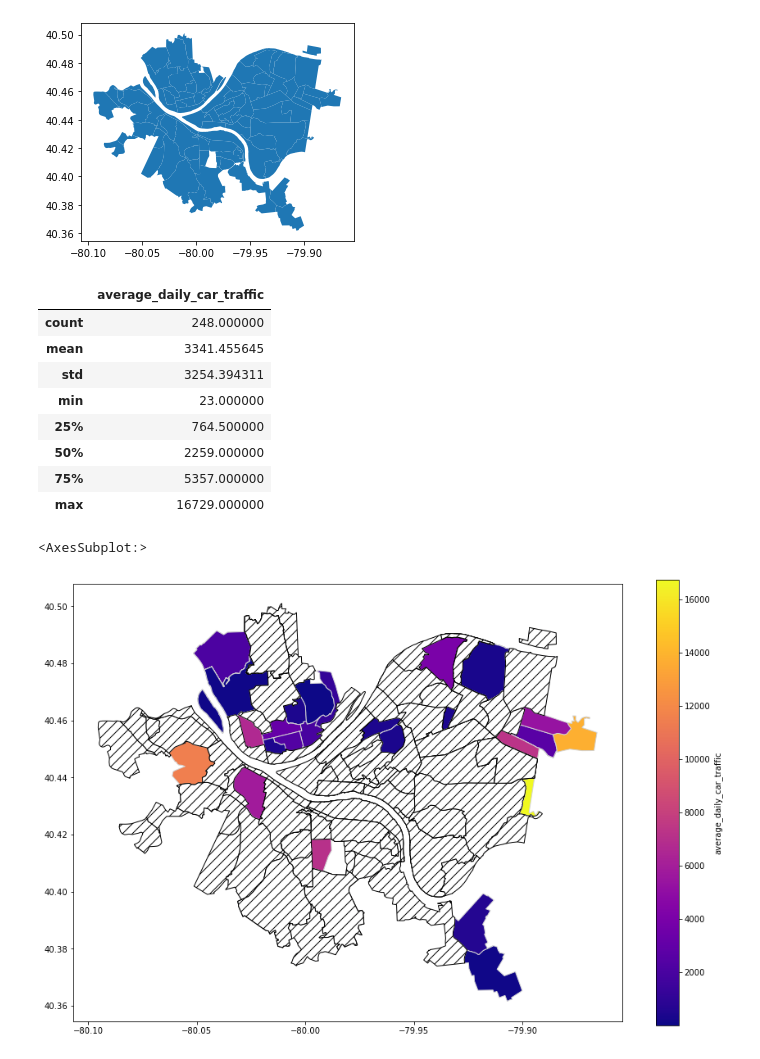
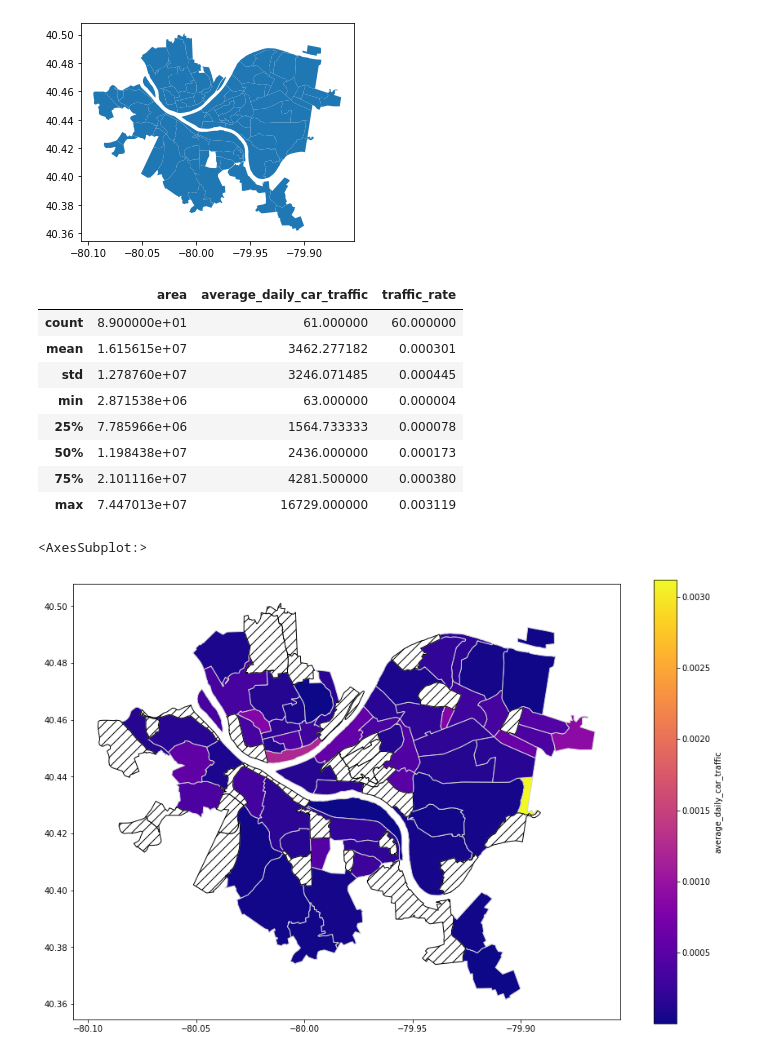
Before and after one commit to songxingyu1118/CMPINF10_Final_Project, a Jupyter notebook: Maeve's-Work.ipynb, the cells around one changed output. Saved outputs shown, nothing was run; the diff lists cells and outputs as text; code cells hidden in the pictures.

```diff
--- a/Maeve's-Work.ipynb
+++ b/Maeve's-Work.ipynb
@@ -13,10 +13,11 @@ One of the last metrics of our project is the traffic accident count in the city
 In the nice neighborhoods, there must be thorough regulations and rulers' full attention on traffic control. As long as the governers perform their own jobs.
 # %%
 # create the initial read in file
-traffic_count = pd.read_csv("CSVs/TrafficCountData.csv") #GOOD
+traffic_count = pd.read_csv("CSVs/TrafficCountData.csv")
+neighb = pd.read_csv("CSVs/Neighborhoods.csv")
 
 # display dataset
-traffic_count.head(20) #GOOD
+traffic_count.head()
 # %% [output]
 |  | id | device_id | record_oid | count_start_date | count_end_date | average_daily_car_traffic | ... |
 | 0 | 1011743669 | 85 | 1.445865e+09 | 2019-04-18 | 2019-04-26 | 4949.0 | ... |
@@ -41,14 +48,10 @@ To determine the most satisfying neighborhoods according to their traffic counts
 # %%
 # group data set to find out each neighborhood's average daily car traffic
-traffic_count = traffic_count[["neighborhood", "average_daily_car_traffic"]]#GOOD
+traffic_count = traffic_count[["neighborhood", "average_daily_car_traffic"]]
 
 # GROUP BY NEIGHBORHOOD AND THEN CALCULATE THE MEAN OF THE TRAFFIC
+average_traffic = traffic_count.groupby("neighborhood").mean()
+
 # YOU GET AVERAGE TRAFFIC AMOUNT
-# MERGE WITH NEIGHBORHOOD DATA SO THAT YOU MERGE ON THE NEIGHBORHOOD
-# TAKE THE AVERGAE TRAFFIC AMOUNT AND DIVIDE BY NEIGHBORHOOD AREA TO STANDARDIZE DATA TO GET TRFFIC RATE PER AREA
-# NAME["NEW COL NAME"] = DATA[TRAFFIC] / DATA[AREA]
-# LOWER THE TRAFFIC RATE, THE BETTER
-
-
-traffic_count.head(200)
+average_traffic
 # %% [output]
@@ -67,0 +74,5 @@ traffic_count.head(200)
+# %%
+# MERGE WITH NEIGHBORHOOD DATA SO THAT YOU MERGE ON THE NEIGHBORHOOD
+traffic = pd.merge(average_traffic, neighb, how='right', on='neighborhood')
+traffic = traffic[["neighborhood", "area", "average_daily_car_traffic"]]
+traffic
@@ -67,0 +93,11 @@ traffic_count.head(200)
+# %%
+# TAKE THE AVERGAE TRAFFIC AMOUNT AND DIVIDE BY NEIGHBORHOOD AREA TO STANDARDIZE DATA TO GET TRFFIC RATE PER AREA
+temp = []
+for index, row in traffic.iterrows():
+    temp.append(row['average_daily_car_traffic']/row['area'])
+
+# NAME["NEW COL NAME"] = DATA[TRAFFIC] / DATA[AREA]
+traffic['traffic_rate'] = temp
+
+# LOWER THE TRAFFIC RATE, THE BETTER
+traffic
@@ -232,24 +169,24 @@ map_df.plot()
 [figure]
 # %%
 # preview data
-traffic_count.describe()
+traffic.describe()
 # %% [output]
-|  | average_daily_car_traffic |
-| count | 248.000000 |
-| mean | 3341.455645 |
-| std | 3254.394311 |
-| min | 23.000000 |
-| 25% | 764.500000 |
-| 50% | 2259.000000 |
-| 75% | 5357.000000 |
-| max | 16729.000000 |
+|  | area | average_daily_car_traffic | traffic_rate |
+| count | 8.900000e+01 | 61.000000 | 60.000000 |
+| mean | 1.615615e+07 | 3462.277182 | 0.000301 |
+| std | 1.278760e+07 | 3246.071485 | 0.000445 |
+| min | 2.871538e+06 | 63.000000 | 0.000004 |
+| 25% | 7.785966e+06 | 1564.733333 | 0.000078 |
+| 50% | 1.198438e+07 | 2436.000000 | 0.000173 |
+| 75% | 2.101116e+07 | 4281.500000 | 0.000380 |
+| max | 7.447013e+07 | 16729.000000 | 0.003119 |
 # %%
 # merge the neighborhoods file for the map with crime rate data
-traffic_count_map = map_df.merge(traffic_count, how = "left", left_on = "hood",
+traffic_map = map_df.merge(traffic, how = "left", left_on = "hood",
                                 right_on = "neighborhood")
 
 # display map
-traffic_count_map.plot(column="average_daily_car_traffic",
+traffic_map.plot(column="traffic_rate",
                cmap = "plasma",
                edgecolor = "lightgrey",
                legend = True,
@@ -262,4 +199,4 @@ traffic_count_map.plot(column="average_daily_car_traffic",
               )
 # %% [output]
 <AxesSubplot:>
-[figure, old version]
+[figure, new version]
```
Also changed, not shown: parts of 19 cells of this notebook, 3 other files.
